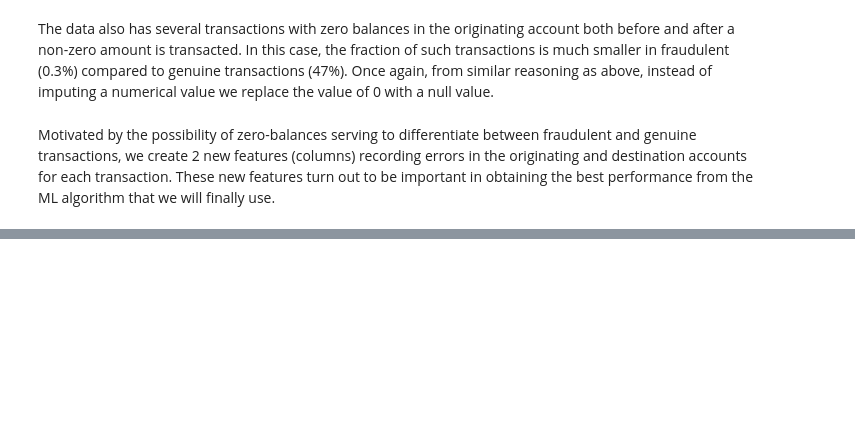
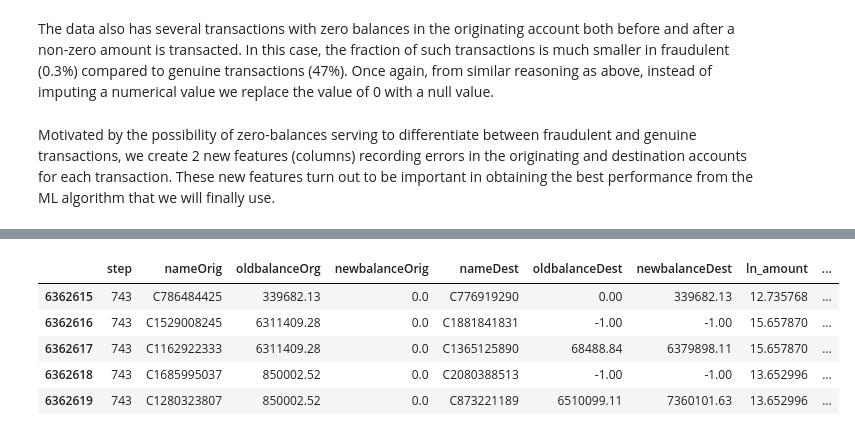
Before and after one commit to anujshr15/Online-Financial-Fraud-Detection, a Jupyter notebook: Online Financial Fraud Detection.ipynb, the cells around one changed output, grey strips where cells are left out. Saved outputs shown, nothing was run; the diff lists cells and outputs as text; code cells hidden in the pictures; blank space fills up the shorter version.

```diff
--- a/Online Financial Fraud Detection.ipynb
+++ b/Online Financial Fraud Detection.ipynb
@@ -363,0 +413,16 @@ X['errorbalanceDest'] = X.oldbalanceDest + X.amount - X.newbalanceDest
+# %%
+X["type_name"]=X.step
+# %%
+X.loc[(X.nameOrig.str.contains("C")) & (X.nameDest.str.contains("C")),"type_name"]=0
+X.loc[(X.nameOrig.str.contains("C")) & (X.nameDest.str.contains("M")),"type_name"]=1
+X.loc[(X.nameOrig.str.contains("M")) & (X.nameDest.str.contains("C")),"type_name"]=2
+X.loc[(X.nameOrig.str.contains("M")) & (X.nameDest.str.contains("M")),"type_name"]=3
+# %%
+X.tail()
+# %% [output]
+|  | step | nameOrig | oldbalanceOrg | newbalanceOrig | nameDest | oldbalanceDest | newbalanceDest | ln_amount | ... |
+| 6362615 | 743 | C786484425 | 339682.13 | 0.0 | C776919290 | 0.00 | 339682.13 | 12.735768 | ... |
+| 6362616 | 743 | C1529008245 | 6311409.28 | 0.0 | C1881841831 | -1.00 | -1.00 | 15.657870 | ... |
+| 6362617 | 743 | C1162922333 | 6311409.28 | 0.0 | C1365125890 | 68488.84 | 6379898.11 | 15.657870 | ... |
+| 6362618 | 743 | C1685995037 | 850002.52 | 0.0 | C2080388513 | -1.00 | -1.00 | 13.652996 | ... |
+| 6362619 | 743 | C1280323807 | 850002.52 | 0.0 | C873221189 | 6510099.11 | 7360101.63 | 13.652996 | ... |
```
Also changed, not shown: parts of 54 cells of this notebook.
